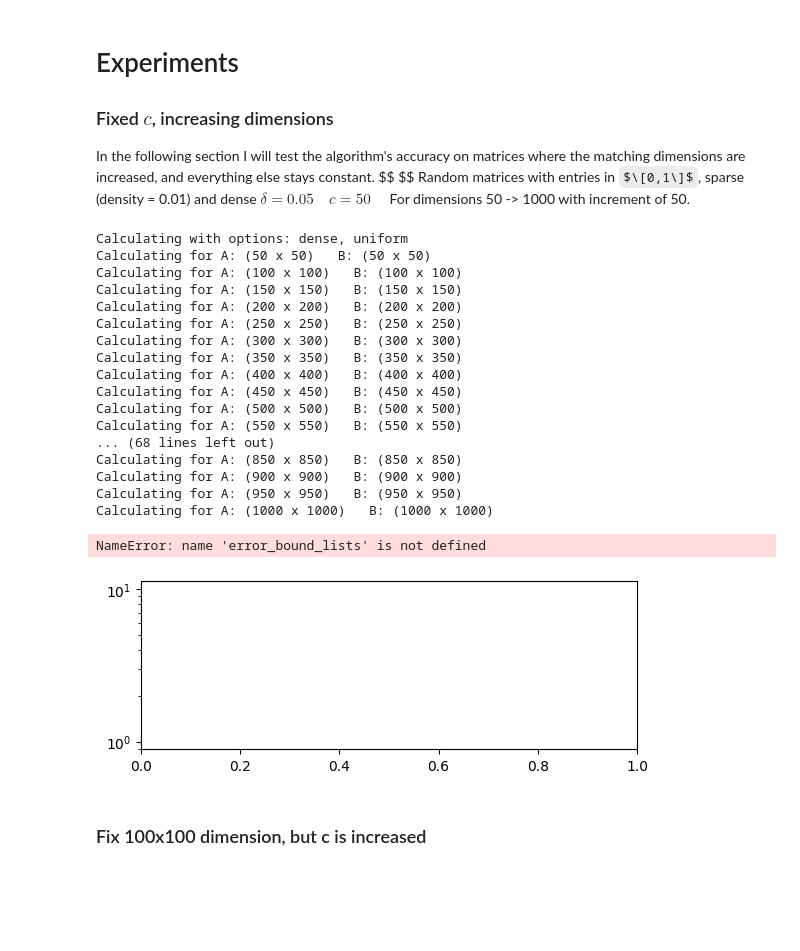
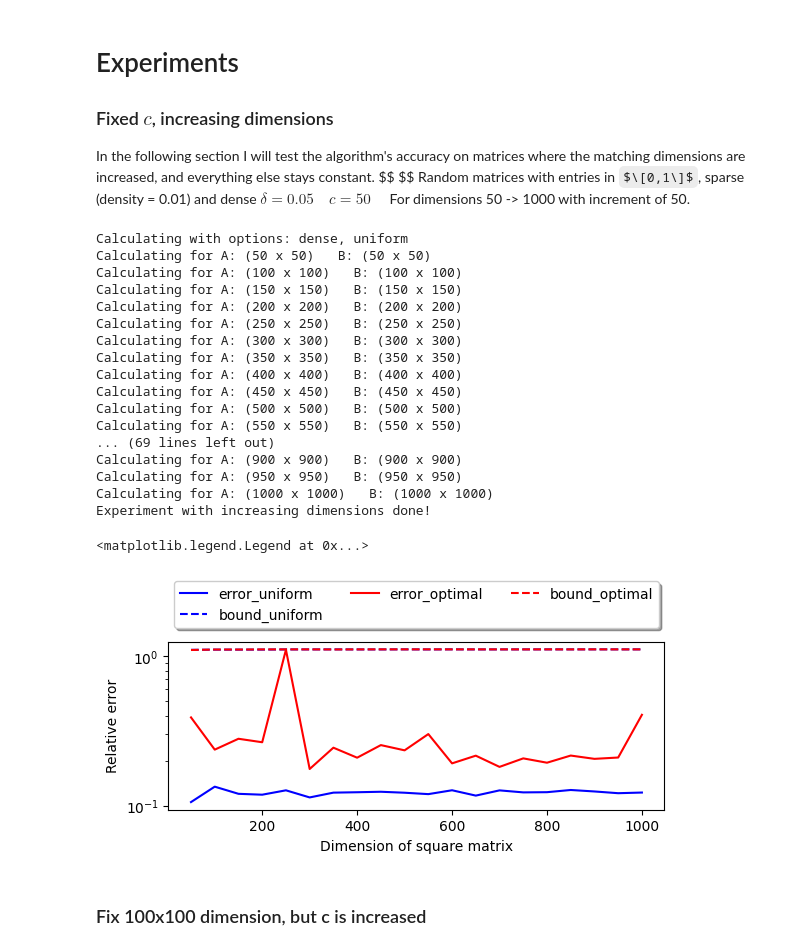
Before and after one commit to Zsivony1es/nhpa-semester-project, a Jupyter notebook: src/experiments.ipynb, the cells around one changed output. Saved outputs shown, nothing was run; the diff lists cells and outputs as text; code cells hidden in the pictures; some formulas as TeX source; blank space fills up the shorter version.

Commit message:
Add labels to plots

```diff
--- a/src/experiments.ipynb
+++ b/src/experiments.ipynb
@@ -26,9 +26,9 @@ entries_type_opts = ['frac', 'int', 'float']
 fix_delta = 0.05
 
 exp_controller = ExperimentController()
-exp_controller.normalize_error(False)
+exp_controller.normalize_error(True)
 exp_controller.set_delta(fix_delta)
-exp_controller.set_algorithm("emm")
+exp_controller.set_algorithm("bmm")
 # %%
 # Use with BMM
 dimensions = [] + list(range(50, 1001, 50))
@@ -54,6 +54,7 @@ for matrix_type in matrix_type_opts:
             c = fix_c
             )
         )
+print("Experiment with increasing dimensions done!")
 # %% [output]
 Calculating with options: dense, uniform
 Calculating for A: (50 x 50)   B: (50 x 50)
@@ -67,33 +68,35 @@ Calculating for A: (400 x 400)   B: (400 x 400)
 Calculating for A: (450 x 450)   B: (450 x 450)
 Calculating for A: (500 x 500)   B: (500 x 500)
 Calculating for A: (550 x 550)   B: (550 x 550)
-... (68 lines left out)
-Calculating for A: (850 x 850)   B: (850 x 850)
+... (69 lines left out)
 Calculating for A: (900 x 900)   B: (900 x 900)
 Calculating for A: (950 x 950)   B: (950 x 950)
 Calculating for A: (1000 x 1000)   B: (1000 x 1000)
+Experiment with increasing dimensions done!
 # %%
 # Eliminate matplotlib log output
 logger.setLevel(logging.WARN)
 
 # Plot results
 
 fig = plt.figure()
 yerr = np.linspace(1, 1, 100_000)
 ax = fig.add_subplot(2, 1, 1)
 ax.set_yscale('log')
+plt.xlabel("Dimension of square matrix")
+plt.ylabel("Relative error")
 
 color_map = ['b', 'r', 'g', 'y']
 for index, (errors, bounds) in enumerate(error_bound_lists):
     if index in [0,1]:
         plt.errorbar(dimensions, errors, label=f"error_{Utilities.map_to_type(index)}", color=color_map[index])
         plt.errorbar(dimensions, bounds, label=f"bound_{Utilities.map_to_type(index)}", uplims=True, fmt='--', color=color_map[index])
 
 plt.legend(loc='upper center', bbox_to_anchor=(0.5, 1.4),
           ncol=3, fancybox=True, shadow=True)
 # %% [output]
-NameError: name 'error_bound_lists' is not defined
+<matplotlib.legend.Legend at 0x...>
-[figure, old version]
+[figure, new version]
 # %% [markdown]
 ### Fix 100x100 dimension, but c is increased
 # %%
```
Also changed, not shown: parts of 2 cells of this notebook.
